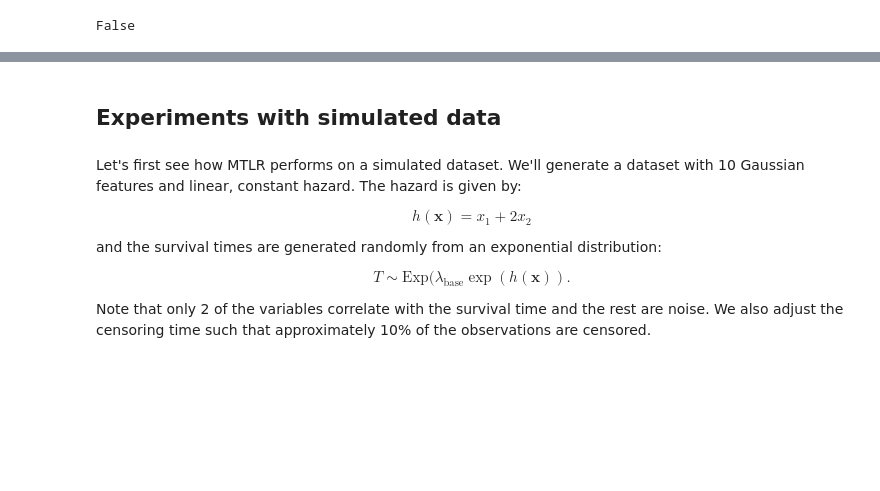
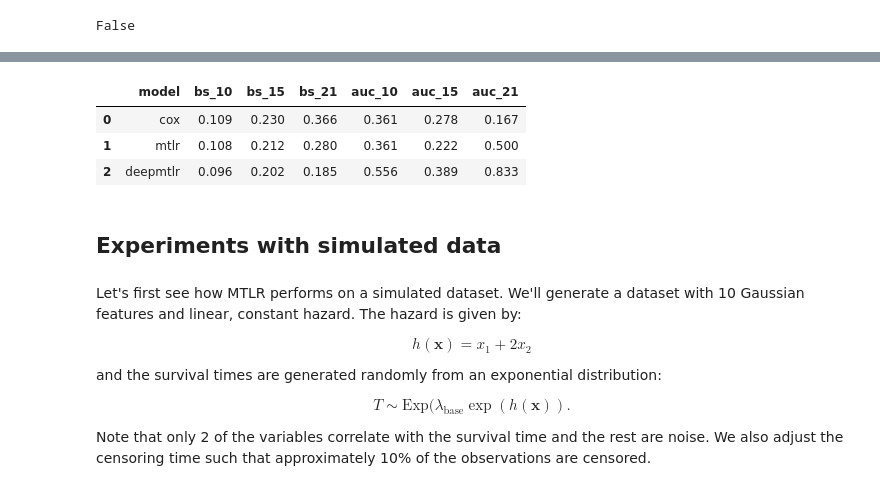
Before and after one commit to preciousiajilore/survival_mtlr, a Jupyter notebook: notebooks/MTLR for Survival Prediction.ipynb, the cells around one changed output, grey strips where cells are left out. Drawn from its saved outputs; the diff is of its cells as text; code cells hidden in the pictures; blank space fills up the shorter version.

```diff
--- a/notebooks/MTLR for Survival Prediction.ipynb
+++ b/notebooks/MTLR for Survival Prediction.ipynb
@@ -1001,0 +1263,26 @@ ValueError: operands could not be broadcast together with shapes (0,0) (15,)
+# %%
+# The MTLR module can be used just like any other PyTorch layer
+mtlr = nn.Sequential(
+    nn.Linear(num_features, 100),
+    nn.ELU(),
+    nn.Dropout(.4),
+    nn.Linear(100, 32),
+    nn.ELU(),
+    nn.Dropout(.4),
+    MTLR(in_features=32, num_time_bins=num_time_bins)
+)
+
+mtlr = train_mtlr_cv(mtlr, df_train_norm, time_bins, num_epochs=500, lr=.005,
+                     batch_size=512, cv=3, weight_decay=1e-5, verbose=True, device=device)
+
+with torch.no_grad():
+    pred = mtlr(torch.tensor(df_test_norm.drop(["time", "event"], axis=1).values, dtype=torch.float))
+    pred_survival = mtlr_survival_at_times(pred, time_bins, eval_times)
+
+bs = brier_score_at_times(df_test_norm["time"], pred_survival, df_test_norm["event"], eval_times)
+auc = roc_auc_at_times(df_test_norm["time"], pred_survival, df_test_norm["event"], eval_times)
+metrics.append({
+    "model": "deepmtlr",
+    **{f"bs_{t}": bs[i] for i, t in enumerate(eval_times)},
+    **{f"auc_{t}": auc[i] for i, t in enumerate(eval_times)}
+})
@@ -1002,3 +1495,10 @@ ValueError: operands could not be broadcast together with shapes (0,0) (15,)
+# %%
+pd.DataFrame(metrics).round(3)
+# %% [output]
+|  | model | bs_10 | bs_15 | bs_21 | auc_10 | auc_15 | auc_21 |
+| 0 | cox | 0.109 | 0.230 | 0.366 | 0.361 | 0.278 | 0.167 |
+| 1 | mtlr | 0.108 | 0.212 | 0.280 | 0.361 | 0.222 | 0.500 |
+| 2 | deepmtlr | 0.096 | 0.202 | 0.185 | 0.556 | 0.389 | 0.833 |
 # %% [markdown]
 ## Experiments with simulated data
 # %% [markdown]
```
Also changed, not shown: parts of 14 cells of this notebook.
